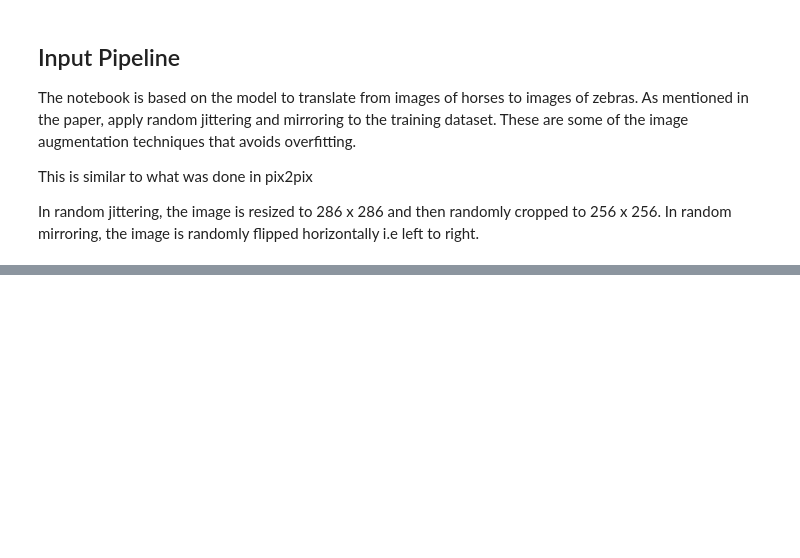
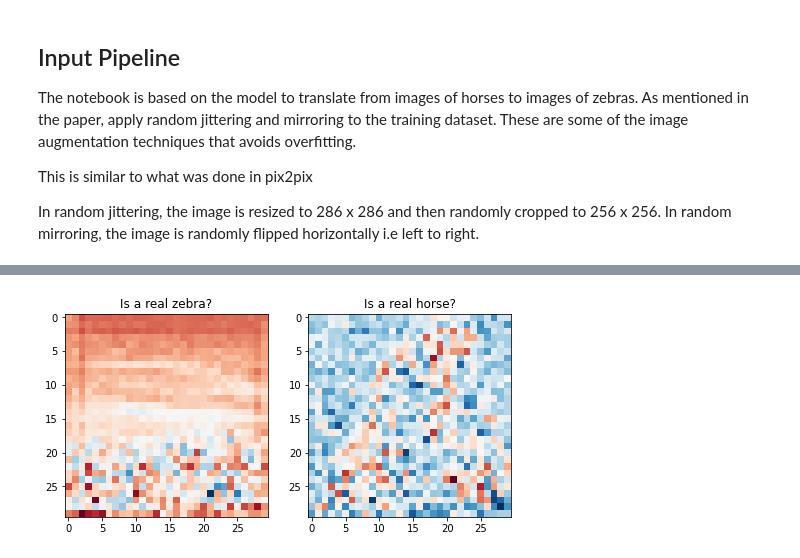
Before and after one commit to RAIERIN/kaggle-projects, a Jupyter notebook: CycleGan.ipynb, the cells around one changed output, grey strips where cells are left out. Drawn from its saved outputs; the diff is of its cells as text; code cells hidden in the pictures; blank space fills up the shorter version.

```diff
--- a/CycleGan.ipynb
+++ b/CycleGan.ipynb
@@ -59,0 +179,14 @@ dataset, metadata = tfds
+# %%
+plt.figure(figsize=(8, 8))
+
+plt.subplot(121)
+plt.title('Is a real zebra?')
+plt.imshow(discriminator_y(sample_zebra)[0, ..., -1], cmap='RdBu_r')
+
+plt.subplot(122)
+plt.title('Is a real horse?')
+plt.imshow(discriminator_x(sample_horse)[0, ..., -1], cmap='RdBu_r')
+
+plt.show()
+# %% [output]
+[figure, added]
```
Also changed, not shown: parts of 19 cells of this notebook.
